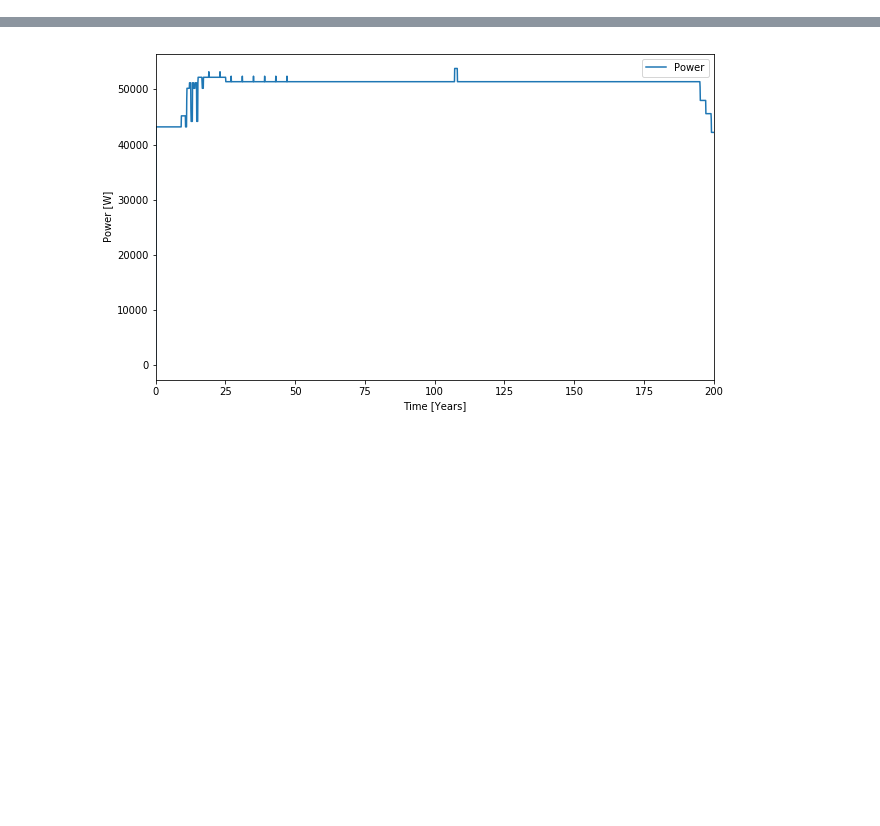
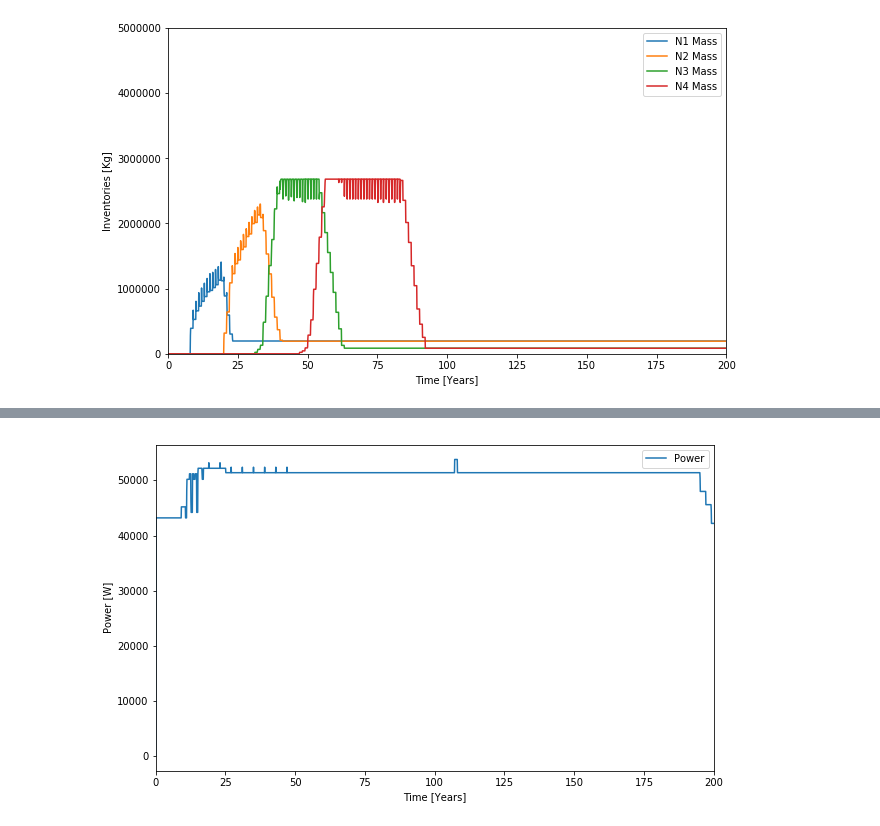
Before and after one commit to Baaaaam/EG30, a Jupyter notebook: EG30_analysis.ipynb, the cells around one changed output, grey strips where cells are left out. Saved outputs shown, nothing was run; the diff lists cells and outputs as text; code cells hidden in the pictures; blank space fills up the shorter version.

```diff
--- a/EG30_analysis.ipynb
+++ b/EG30_analysis.ipynb
@@ -52,3 +107,31 @@ plt.savefig('trans.png', dpi=326)
+# %%
+fab_inv_N_1 = com.inventories(ev, facilities=['FAB_1'])
+fab_inv_N_2 = com.inventories(ev, facilities=['FAB_2'])
+fab_inv_N_3 = com.inventories(ev, facilities=['FAB_3'])
+fab_inv_N_4 = com.inventories(ev, facilities=['FAB_4'])
+# %%
+fab_inv_N1_dat = pd.DataFrame({'Time': fab_inv_N_1.Time/12., 'N1 Mass': fab_inv_N_1.Mass})
+fab_inv_N2_dat = pd.DataFrame({'Time': fab_inv_N_2.Time/12., 'N2 Mass': fab_inv_N_2.Mass})
+fab_inv_N3_dat = pd.DataFrame({'Time': fab_inv_N_3.Time/12., 'N3 Mass': fab_inv_N_3.Mass})
+fab_inv_N4_dat = pd.DataFrame({'Time': fab_inv_N_4.Time/12., 'N4 Mass': fab_inv_N_4.Mass})
+
+
+
+e1x = fab_inv_N1_dat.plot(x='Time', y='N1 Mass', figsize=(10, 6))
+fab_inv_N2_dat.plot(x='Time', y='N2 Mass', ax=e1x)
+fab_inv_N3_dat.plot(x='Time', y='N3 Mass', ax=e1x)
+fab_inv_N4_dat.plot(x='Time', y='N4 Mass', ax=e1x)
+
+
+
+
+
+plt.ylim([0,5000000])
+plt.xlabel('Time [Years]')
+plt.ylabel('Inventories [Kg]')
+plt.savefig('inv.png', dpi=326)
+# %% [output]
+[figure, added]
 # %%
 sep_inv_N_0 = com.inventories(ev, facilities=['SEP_0'])
 sep_inv_N_1 = com.inventories(ev, facilities=['SEP_1'])
```
Also changed, not shown: parts of 9 cells of this notebook, 2 other files.
